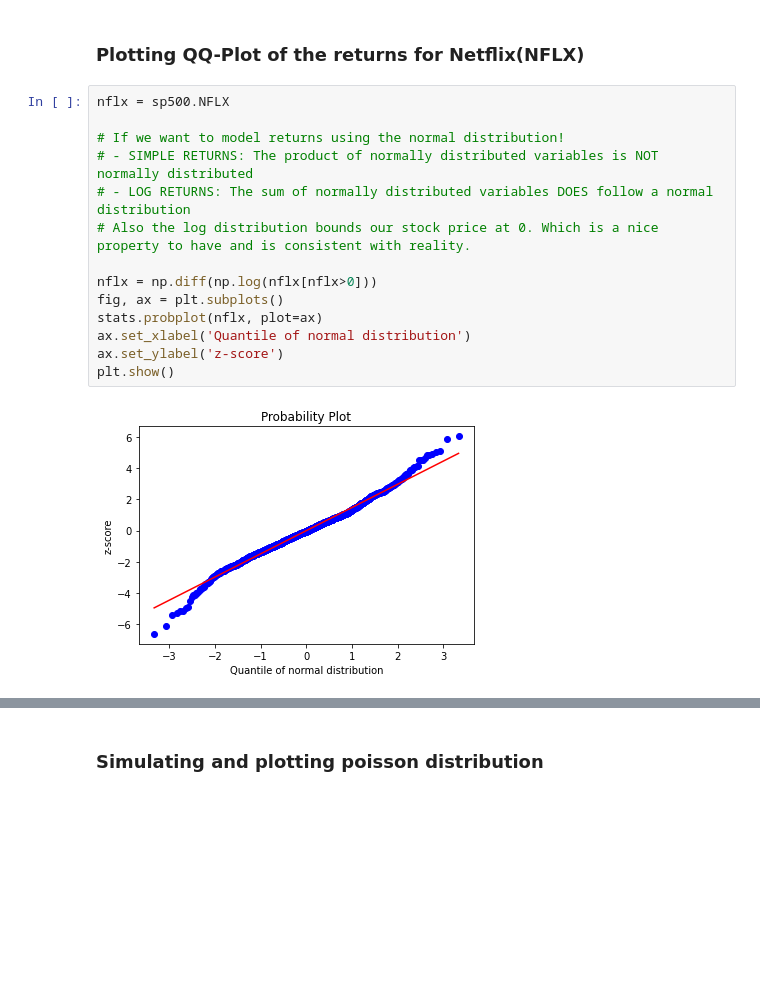
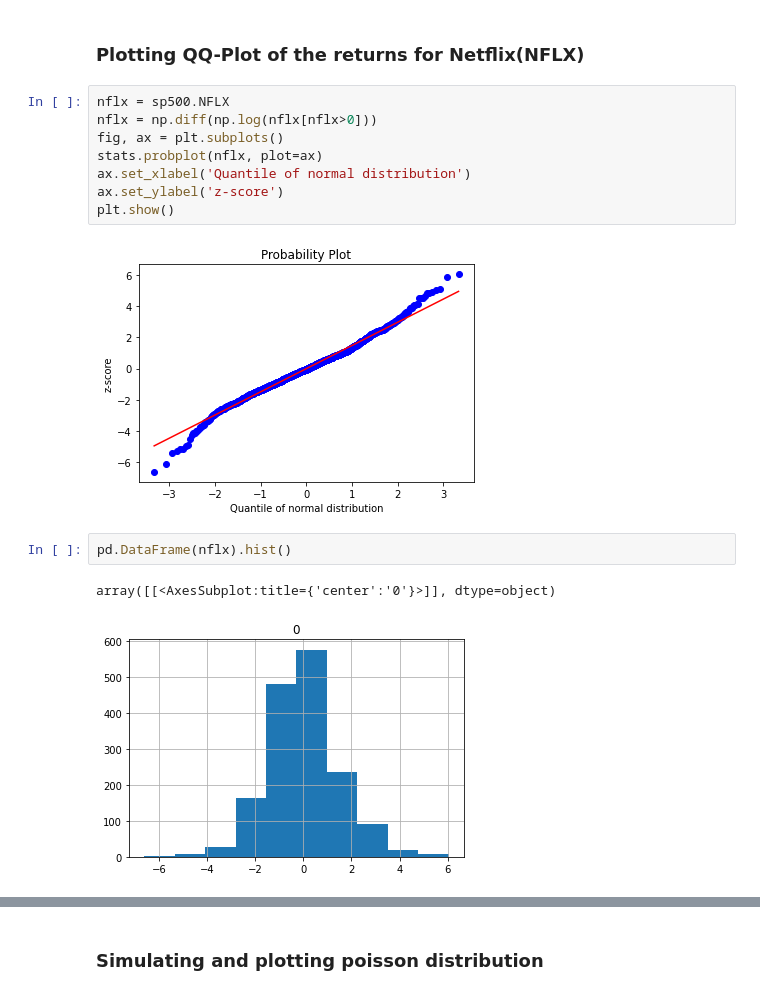
Before and after one commit to beauvilerobed/statistics-for-data-science, a Jupyter notebook: 2_DataSampling.ipynb, the cells around one changed output, grey strips where cells are left out. Drawn from its saved outputs; the diff is of its cells as text; blank space fills up the shorter version.

```diff
--- a/2_DataSampling.ipynb
+++ b/2_DataSampling.ipynb
@@ -361,12 +366,6 @@ sp500.head()
 ### Plotting QQ-Plot of the returns for Netflix(NFLX)
 # %%
 nflx = sp500.NFLX
-
-# If we want to model returns using the normal distribution!
-# - SIMPLE RETURNS: The product of normally distributed variables is NOT normally distributed
-# - LOG RETURNS: The sum of normally distributed variables DOES follow a normal distribution
-# Also the log distribution bounds our stock price at 0. Which is a nice property to have and is consistent with reality.
-
 nflx = np.diff(np.log(nflx[nflx>0]))
 fig, ax = plt.subplots()
 stats.probplot(nflx, plot=ax)
@@ -375,4 +374,9 @@ ax.set_ylabel('z-score')
 plt.show()
 # %% [output]
 [figure]
+# %%
+pd.DataFrame(nflx).hist()
+# %% [output]
+array([[<AxesSubplot:title={'center':'0'}>]], dtype=object)
+[figure, added]
 # %% [markdown]
```
Also changed, not shown: parts of 13 cells of this notebook.
